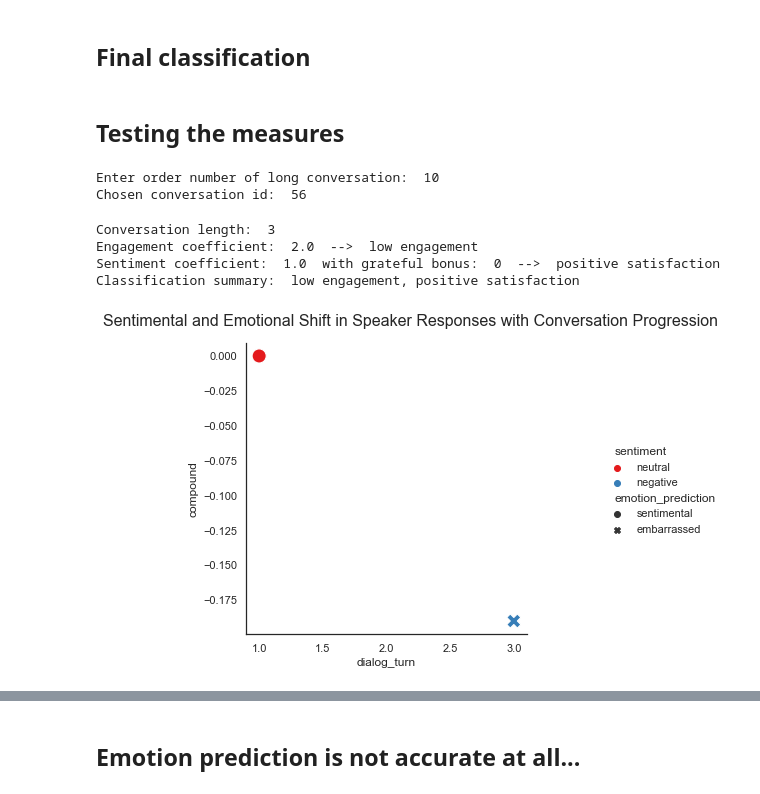
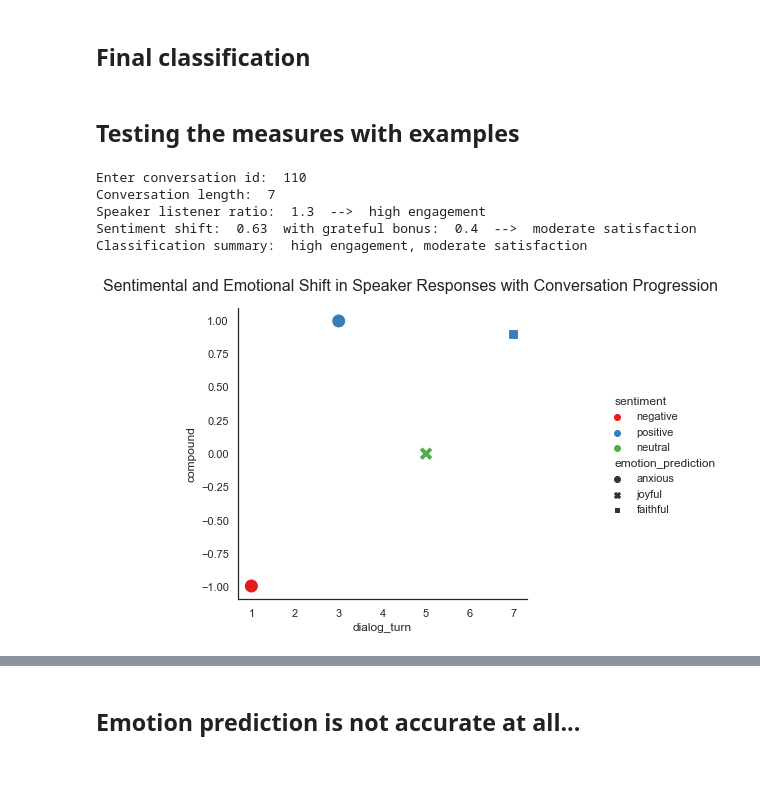
Before and after one commit to cetsen/therapeutic-chatbot, a Jupyter notebook: engagement_satisfaction.ipynb, the cells around one changed output, grey strips where cells are left out. Cells and saved outputs as stored; diff of their text form; code cells hidden in the pictures.

```diff
--- a/engagement_satisfaction.ipynb
+++ b/engagement_satisfaction.ipynb
@@ -68,7 +69,7 @@ def extract_responses(conversation):
 
     return speaker, listener, speaker_responses, listener_responses, num_speaker_responses, num_listener_responses
 # %%
-def calculate_speaker_listener_ratio():
+def calculate_engagement():
     speaker_listener_ratio = num_speaker_responses / num_listener_responses
 
     engagement = ""
@@ -85,7 +86,7 @@ def calculate_speaker_listener_ratio():
         elif speaker_listener_ratio == 3 or speaker_listener_ratio == (1/3):
             engagement = "low engagement"
     elif len(conversation) > 4:
-        if speaker_listener_ratio >= 0.75 and speaker_listener_ratio <= 1.25:
+        if speaker_listener_ratio >= 0.7 and speaker_listener_ratio <= 1.35:
             engagement = "high engagement"
         elif speaker_listener_ratio <= 0.5 or speaker_listener_ratio >= 1.5:
             engagement = "low engagement"
@@ -143,0 +111,27 @@ def calculate_sentiment_shift():
+# %%
+def calculate_satisfaction():
+    satisfaction = ""
+
+    f = np.polyfit(speaker_responses['dialog_turn'], speaker_responses['compound'], deg=1)
+    slope = f[0]
+
+    # If either the last speaker text is tagged with grateful & positive
+    # or if the last speaker text contains lexical details that express gratitude, add a bonus point to satisfaction.
+    grateful_bonus = 0
+    if check_grateful_positive()==True or check_lexical_details()==True:
+        grateful_bonus = 0.4
+        slope += grateful_bonus
+
+    if len(conversation) == 2:
+        satisfaction = "none"
+    else:
+        if slope >= 0.8:
+            satisfaction = "positive satisfaction"
+        elif slope >= 0.4:
+            satisfaction = "moderate satisfaction"
+        elif slope < 0.4 and slope >= 0:
+            satisfaction = "neutral satisfaction"
+        elif slope < 0:
+            satisfaction = "negative satisfaction"
+
+    return round_sig(slope), satisfaction, grateful_bonus
@@ -175,9 +180,9 @@ def check_grateful_positive():
 ## Final classification
 # %%
 def classify_conversation(conversation):
-    return str(calculate_speaker_listener_ratio()[1] + ", " + calculate_sentiment_shift()[1])
+    return str(calculate_engagement()[1] + ", " + calculate_satisfaction()[1])
 # %% [markdown]
-## Testing the measures
+## Testing the measures with examples
 # %%
 def test_examples(conversation_id):
     plot_emotion_sentiment()
@@ -187,26 +192,16 @@ def test_examples(conversation_id):
     print("Classification summary: ", classify_conversation(conversation))
-# %%
-# Get a random conversation to test on from either short or long conversations
-long_conversations = df[df["dialog_turn"] >= 6]["conversation_id"].unique()
-short_conversations = df[df["dialog_turn"] < 6]["conversation_id"].unique()
-
-num = int(input("Enter order number of long conversation: "))
-conversation_id = df[df["conversation_id"] == short_conversations[num]]["conversation_id"]
-conversation_id = conversation_id.iloc[0]
-print("Chosen conversation id: ", conversation_id)
-conversation = df[df["conversation_id"] == conversation_id]
-speaker, listener, speaker_responses, listener_responses, num_speaker_responses, num_listener_responses = extract_responses(conversation)
-# %% [output]
-Enter order number of long conversation:  10
-Chosen conversation id:  56
-# %%
-test_examples(conversation_id)
-# %% [output]
-Conversation length:  3
-Engagement coefficient:  2.0  -->  low engagement
-Sentiment coefficient:  1.0  with grateful bonus:  0  -->  positive satisfaction
-Classification summary:  low engagement, positive satisfaction
-[figure, removed]
+# %%
+conversation_id = int(input("Enter conversation id: "))
+conversation = df[df["conversation_id"] == conversation_id]
+speaker, listener, speaker_responses, listener_responses, num_speaker_responses, num_listener_responses = extract_responses(conversation)
+test_examples(conversation_id)
+# %% [output]
+Enter conversation id:  110
+Conversation length:  7
+Speaker listener ratio:  1.3  -->  high engagement
+Sentiment shift:  0.63  with grateful bonus:  0.4  -->  moderate satisfaction
+Classification summary:  high engagement, moderate satisfaction
+[figure, added]
 # %%
 conversation
 # %% [output]
```
Also changed, not shown: parts of 26 cells of this notebook.
